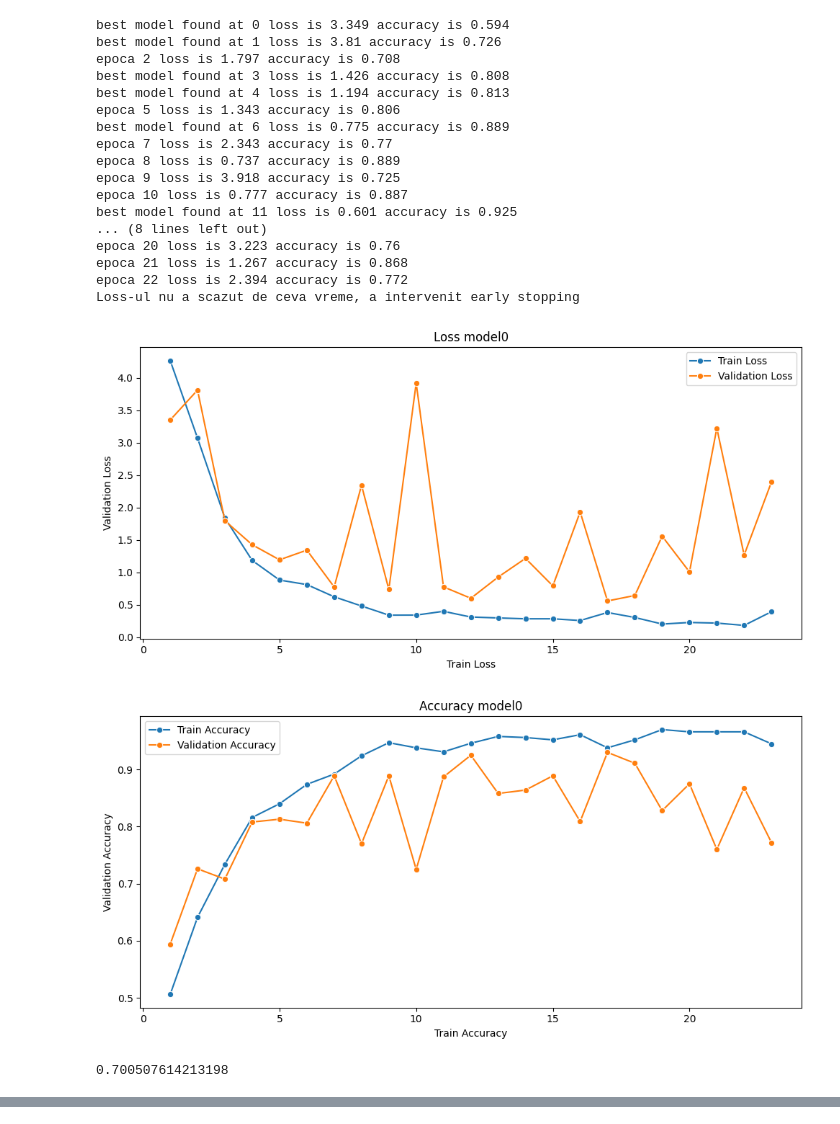
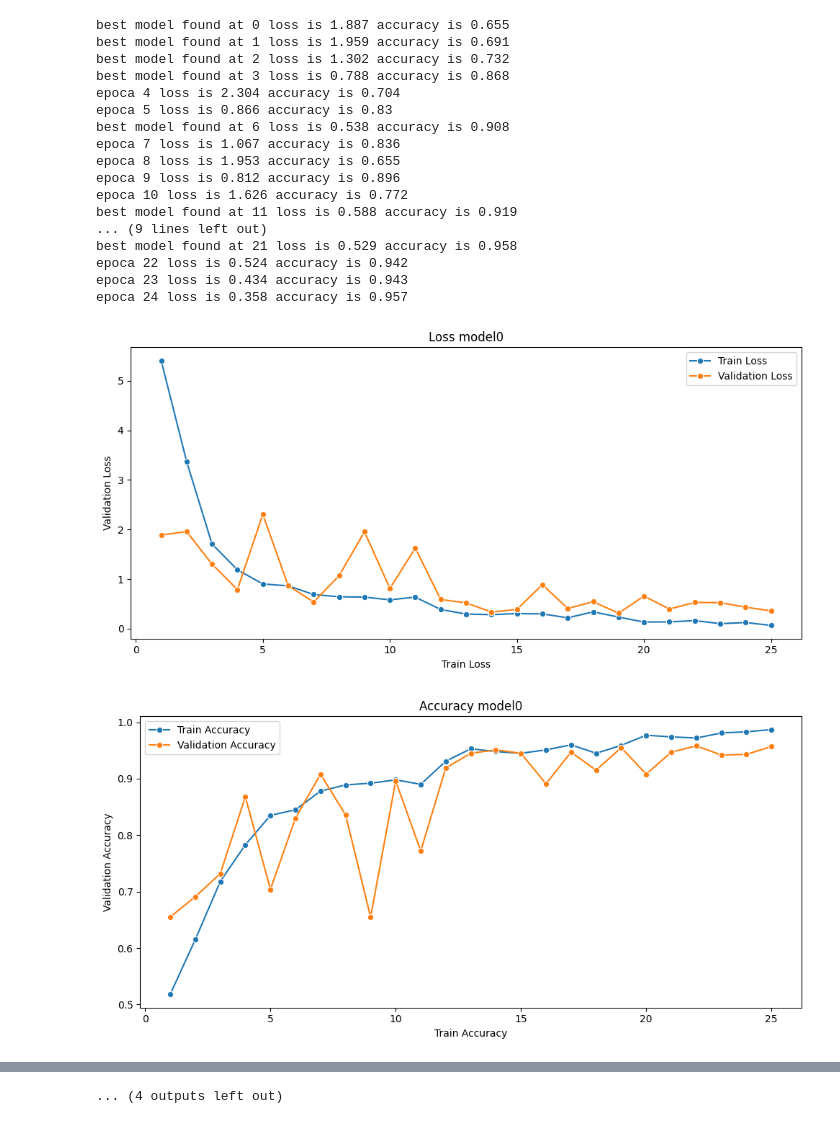
Before and after one commit to AlfredPietraru/Neural-Networks-Tumor-Detection, a Jupyter notebook: main.ipynb, the cells around one changed output, grey strips where cells are left out. Drawn from its saved outputs; the diff is of its cells as text; code cells hidden in the pictures.

Commit message:
task 4 ready try task 5

```diff
--- a/main.ipynb
+++ b/main.ipynb
@@ -113,7 +113,7 @@ def train_model(model, epochs, data, criterion, optimizer, lr_scheduler, early_s
   for i in range(epochs):
       Tloss, train_pred, train_labels = training_loop(model, criterion, optimizer, data["train"])
       Vloss, all_val_preds, all_val_labels = validation_loop(model, criterion, data["validation"])
-      if (not early_stopping.continue_training(model, Vloss)):
+      if (early_stopping != None and not early_stopping.continue_training(model, Vloss)):
          print("Loss-ul nu a scazut de ceva vreme, a intervenit early stopping")
          break
       if (lr_scheduler != None):
@@ -135,6 +135,7 @@ def test_model(model, dataloader, criterion):
     recall = recall_score(preds, labels, average='macro')
     f1 = f1_score(preds, labels, average='macro')
     acc = accuracy_score(preds, labels)
+    # auc = roc_auc_score(preds, labels,  multi_class="ovr", average="macro")
     return precision, recall, f1, acc, confusion_matrix(preds, labels)
 # %%
 class Net(nn.Module):
@@ -165,6 +166,7 @@ class Net(nn.Module):
         self.conv5 = nn.Conv2d(self.width4, self.width5, kernel_size=(3, 3))
         self.bn5 = nn.BatchNorm2d(self.width5)
 
+        # (1024, 12) -> (1024, 1)
         self.avgpool = nn.AdaptiveAvgPool2d((1, 1))
         self.classification_layer = nn.Sequential(
             nn.Flatten(start_dim=1),
@@ -173,6 +175,7 @@ class Net(nn.Module):
             nn.Linear(self.width4, self.width3),
             nn.Dropout(p=0.5),
             nn.Linear(self.width3, 4),
+            # nn.Softmax(dim=1)
             nn.LogSoftmax(dim=1),
         )
 
@@ -182,7 +185,7 @@ class Net(nn.Module):
         x = self.maxpool3(self.relu(self.bn3(self.conv3(x))))
         x = self.maxpool4(self.relu(self.bn4(self.conv4(x))))
         x = self.avgpool(self.relu(self.bn5(self.conv5(x))))
-        return self.classification_layer(x)
+        return self. self.classification_layer(x)
 
 model_try = Net(width=8, expansion=3)
 
@@ -540,24 +461,5 @@ Loss-ul nu a scazut de ceva vreme, a intervenit early stopping
 # %%
-compute_cross_validation(current_parameters, K, data_chunks, test_info, create_third_monai_transform, create_test_monai, compute_functions_balanced_no_scheduler)
+task3_third_monai_test, task3_third_monai_validation = compute_cross_validation(current_parameters, K, data_chunks, test_info, create_third_monai_transform, create_test_monai, compute_functions_balanced_no_scheduler)
+display_results_training(task3_third_monai_test)
+display_results_training(task3_third_monai_validation)
-# %% [output]
-best model found at 0 loss is 3.349 accuracy is 0.594
-best model found at 1 loss is 3.81 accuracy is 0.726
-epoca 2 loss is 1.797 accuracy is 0.708
-best model found at 3 loss is 1.426 accuracy is 0.808
-best model found at 4 loss is 1.194 accuracy is 0.813
-epoca 5 loss is 1.343 accuracy is 0.806
-best model found at 6 loss is 0.775 accuracy is 0.889
-epoca 7 loss is 2.343 accuracy is 0.77
-epoca 8 loss is 0.737 accuracy is 0.889
-epoca 9 loss is 3.918 accuracy is 0.725
-epoca 10 loss is 0.777 accuracy is 0.887
-best model found at 11 loss is 0.601 accuracy is 0.925
-... (8 lines left out)
-epoca 20 loss is 3.223 accuracy is 0.76
-epoca 21 loss is 1.267 accuracy is 0.868
-epoca 22 loss is 2.394 accuracy is 0.772
-Loss-ul nu a scazut de ceva vreme, a intervenit early stopping
-[figure, removed]
-[figure, removed]
-0.700507614213198
 # %%
@@ -567,0 +495,47 @@ def compute_functions_simple(model : Net, parameters):
+# %%
+K = 5
+BALANCED = True
+training_info, test_info = get_training_testing_data(BALANCED)
+training_info, validation_info = split_traing_data(training_info, 0.2)
+data_chunks = split_for_cross_validation(training_info, K)
+current_parameters = {
+    "batch_size": 50,
+    "epochs" : 25,
+    "lr": 1e-3,
+    "weight_decay": 1e-4,
+    "optimizer_patience" : 3,
+    "lr_factor": 0.6,
+    "width": 16,
+    "expansion" : 4,
+    "early_stopping_patience" : 7,
+}
+
+def compute_functions_with_lr_scheduler(model : Net, parameters):
+    optimizer = torch.optim.Adam(model.parameters(), lr=parameters["lr"], weight_decay=parameters["weight_decay"])
+    return torch.nn.CrossEntropyLoss(), optimizer, torch.optim.lr_scheduler.ReduceLROnPlateau(optimizer, 'min',
+                patience=parameters["optimizer_patience"], factor=parameters["lr_factor"]), None
+
+
+task4_lr_scheduler_test, task4_lr_scheduler_validation = compute_cross_validation(current_parameters, K, data_chunks, test_info, create_first_monai_transform, create_test_monai, compute_functions_with_lr_scheduler)
+display_results_training(task4_lr_scheduler_test)
+display_results_training(task4_lr_scheduler_validation)
+# %% [output]
+best model found at 0 loss is 1.887 accuracy is 0.655
+best model found at 1 loss is 1.959 accuracy is 0.691
+best model found at 2 loss is 1.302 accuracy is 0.732
+best model found at 3 loss is 0.788 accuracy is 0.868
+epoca 4 loss is 2.304 accuracy is 0.704
+epoca 5 loss is 0.866 accuracy is 0.83
+best model found at 6 loss is 0.538 accuracy is 0.908
+epoca 7 loss is 1.067 accuracy is 0.836
+epoca 8 loss is 1.953 accuracy is 0.655
+epoca 9 loss is 0.812 accuracy is 0.896
+epoca 10 loss is 1.626 accuracy is 0.772
+best model found at 11 loss is 0.588 accuracy is 0.919
+... (9 lines left out)
+best model found at 21 loss is 0.529 accuracy is 0.958
+epoca 22 loss is 0.524 accuracy is 0.942
+epoca 23 loss is 0.434 accuracy is 0.943
+epoca 24 loss is 0.358 accuracy is 0.957
+[figure, added]
+[figure, added]
@@ -567,0 +599 @@ def compute_functions_simple(model : Net, parameters):
+... (4 outputs left out)
```
Also changed, not shown: parts of 12 cells of this notebook.
